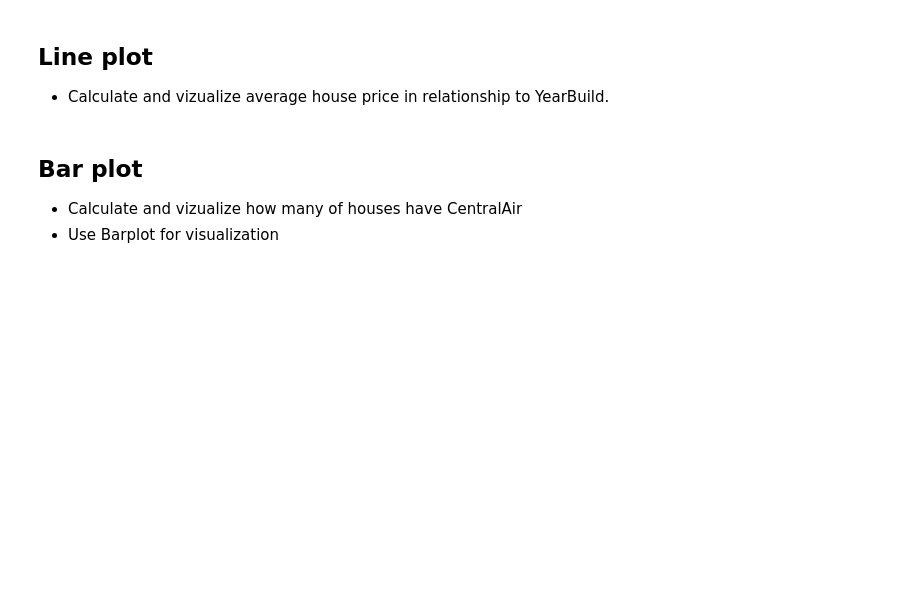
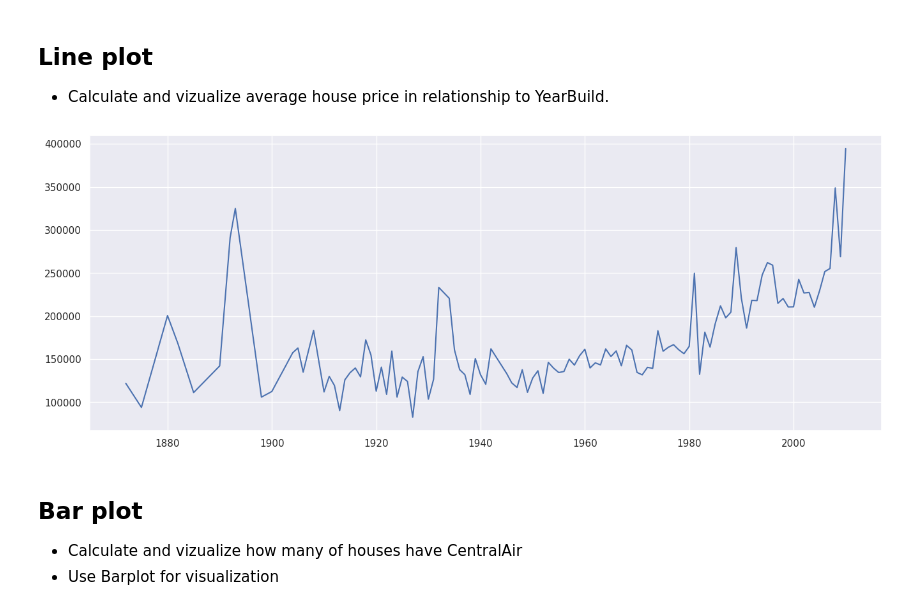
Before and after one commit to Kudl1k/zsu, a Jupyter notebook: fml_01.ipynb, the cells around one changed output. Saved outputs shown, nothing was run; the diff lists cells and outputs as text; code cells hidden in the pictures; blank space fills up the shorter version.

```diff
--- a/fml_01.ipynb
+++ b/fml_01.ipynb
@@ -217,6 +224,13 @@ dtype: int64
 # %% [markdown]
 ## Line plot
 - Calculate and vizualize average house price in relationship to YearBuild.
+# %%
+avg_sale_price = df.groupby("YearBuilt").SalePrice.mean()
+fig = plt.figure(figsize=(16, 6))
+plt.plot(avg_sale_price)
+plt.show()
+# %% [output]
+[figure, added]
 # %% [markdown]
 ## Bar plot
 - Calculate and vizualize how many of houses have CentralAir
```
Also changed, not shown: parts of 7 cells of this notebook.
